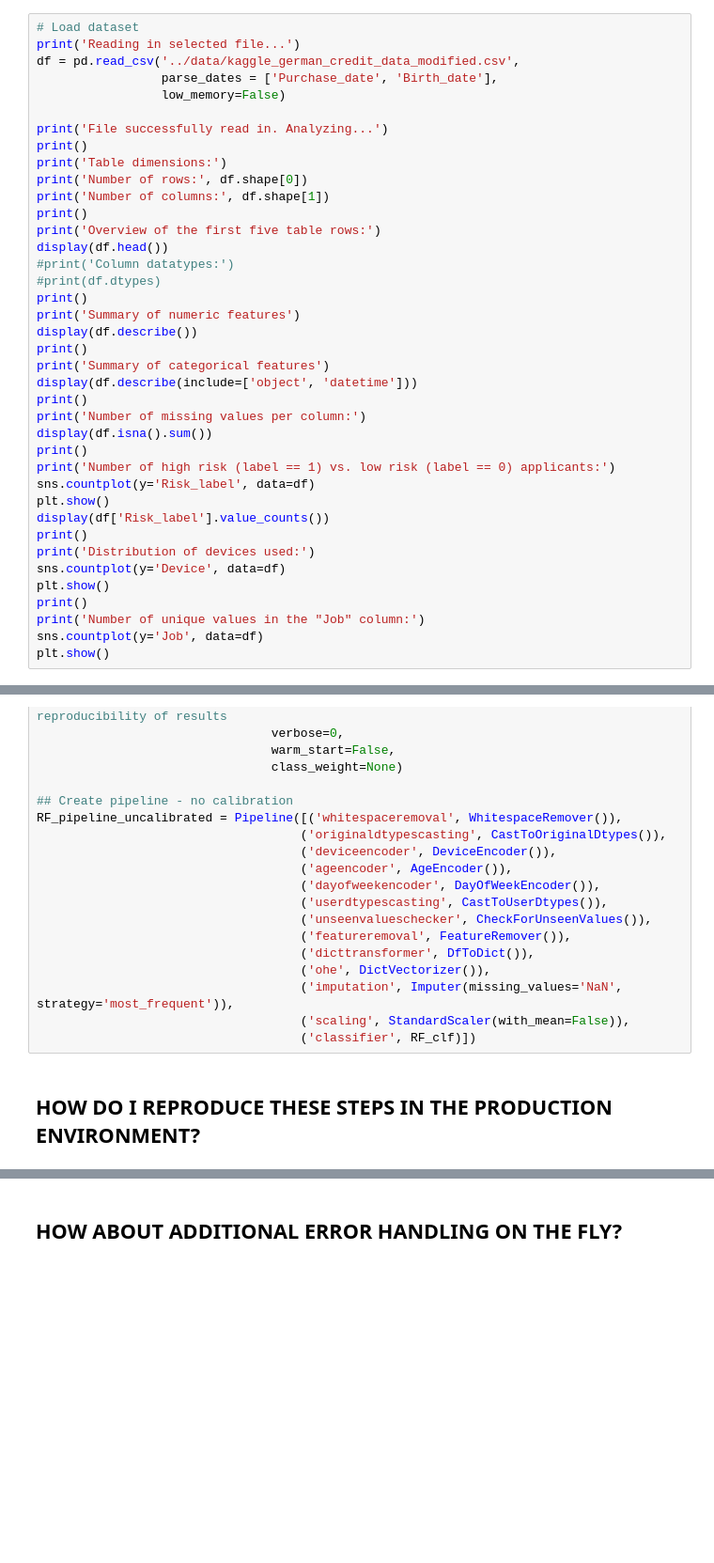
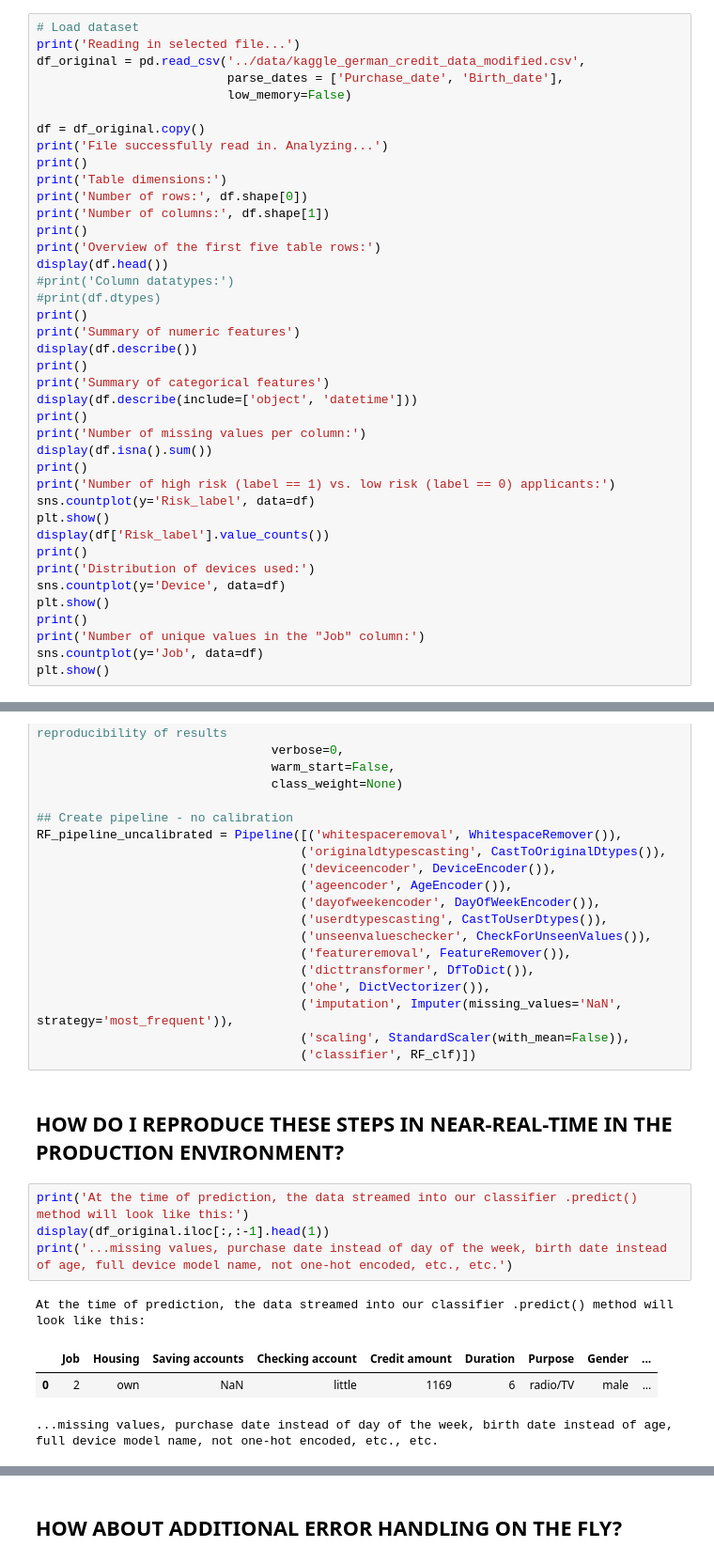
Before and after one commit to tsekulski/ml-in-production, a Jupyter notebook: notebooks/ml-in-production.ipynb, the cells around one changed output, grey strips where cells are left out. Shown at 94% size. Drawn from its saved outputs; the diff is of its cells as text; blank space fills up the shorter version.

```diff
--- a/notebooks/ml-in-production.ipynb
+++ b/notebooks/ml-in-production.ipynb
@@ -416,10 +416,11 @@ Original dataset is available under https://www.kaggle.com/uciml/german-credit/d
 # %%
 # Load dataset
 print('Reading in selected file...')
-df = pd.read_csv('../data/kaggle_german_credit_data_modified.csv',
-                 parse_dates = ['Purchase_date', 'Birth_date'],
-                 low_memory=False)
+df_original = pd.read_csv('../data/kaggle_german_credit_data_modified.csv',
+                          parse_dates = ['Purchase_date', 'Birth_date'],
+                          low_memory=False)
 
+df = df_original.copy()
 print('File successfully read in. Analyzing...')
 print()
 print('Table dimensions:')
@@ -779,4 +782,13 @@ RF_pipeline_uncalibrated = Pipeline([('whitespaceremoval', WhitespaceRemover()),
                                     ('scaling', StandardScaler(with_mean=False)),
                                     ('classifier', RF_clf)])
 # %% [markdown]
-## HOW DO I REPRODUCE THESE STEPS IN THE PRODUCTION ENVIRONMENT?
+## HOW DO I REPRODUCE THESE STEPS IN NEAR-REAL-TIME IN THE PRODUCTION ENVIRONMENT?
+# %%
+print('At the time of prediction, the data streamed into our classifier .predict() method will look like this:')
+display(df_original.iloc[:,:-1].head(1))
+print('...missing values, purchase date instead of day of the week, birth date instead of age, full device model name, not one-hot encoded, etc., etc.')
+# %% [output]
+At the time of prediction, the data streamed into our classifier .predict() method will look like this:
+|  | Job | Housing | Saving accounts | Checking account | Credit amount | Duration | Purpose | Gender | ... |
+| 0 | 2 | own | NaN | little | 1169 | 6 | radio/TV | male | ... |
+...missing values, purchase date instead of day of the week, birth date instead of age, full device model name, not one-hot encoded, etc., etc.
```
Also changed, not shown: parts of 9 cells of this notebook, 1 other file.
